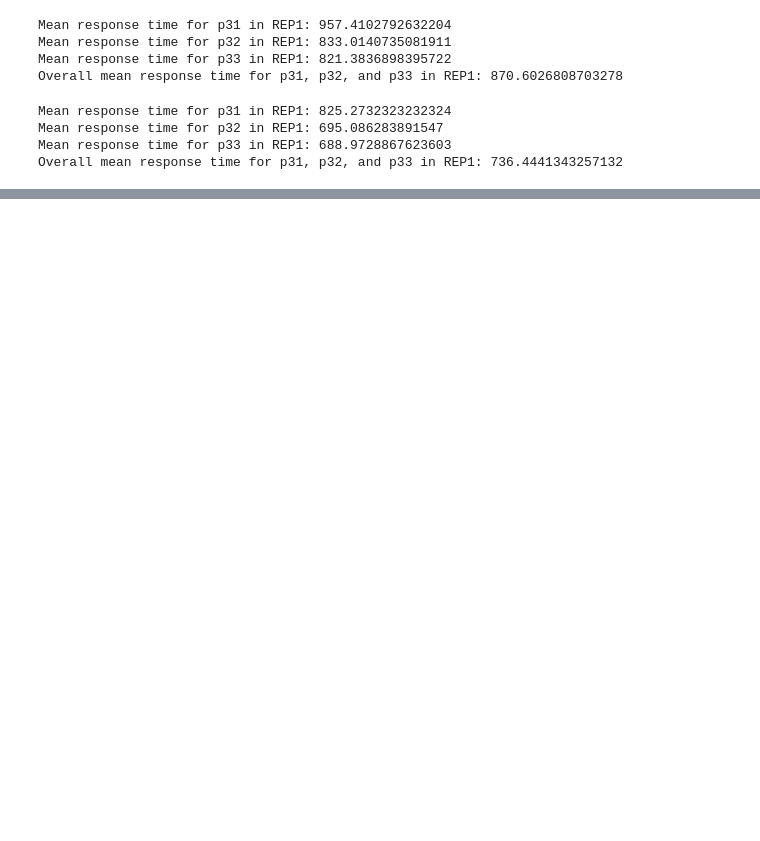
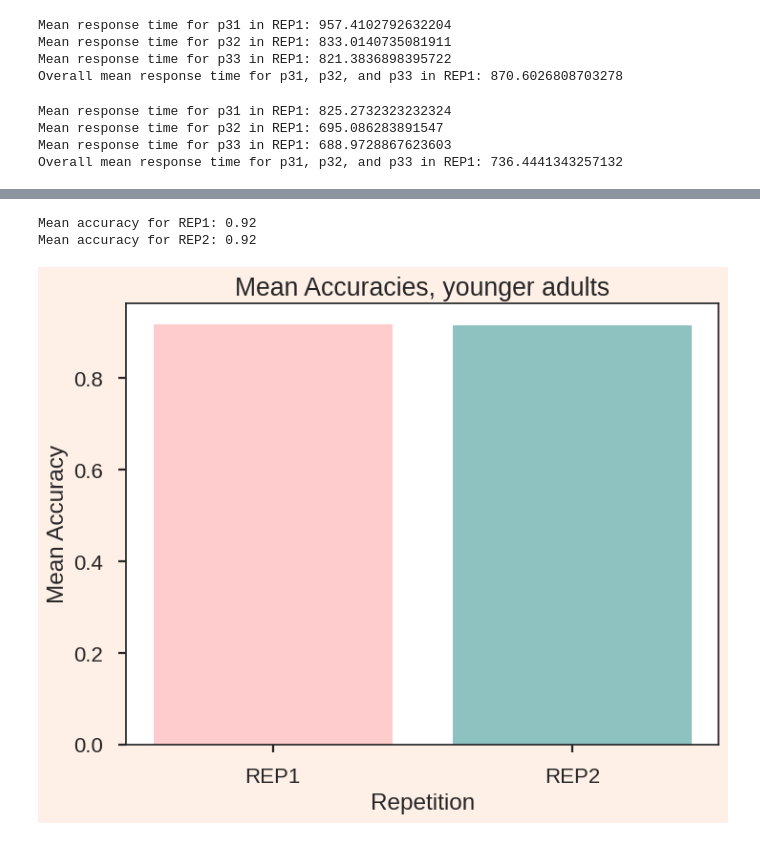
Before and after one commit to McSonk/brain-imaging, a Jupyter notebook: code/python/behaviour_global.ipynb, the cells around one changed output, grey strips where cells are left out. Drawn from its saved outputs; the diff is of its cells as text; code cells hidden in the pictures; blank space fills up the shorter version.

```diff
--- a/code/python/behaviour_global.ipynb
+++ b/code/python/behaviour_global.ipynb
@@ -665,0 +740,22 @@ youngs
+# %%
+# Calculate the mean accuracies
+mean_accuracy_y_reps1 = y_reps1['accuracy'].mean()
+mean_accuracy_y_reps2 = y_reps2['accuracy'].mean()
+
+print(f'Mean accuracy for REP1: {mean_accuracy_y_reps1:.2f}')
+print(f'Mean accuracy for REP2: {mean_accuracy_y_reps2:.2f}')
+
+
+# Plot the mean accuracies
+fig, ax = plt.subplots(figsize=(8, 6))
+ax.bar(['REP1', 'REP2'], [mean_accuracy_y_reps1, mean_accuracy_y_reps2], color=['#ffccce', '#8dc2c0'])
+fig.patch.set_facecolor('#fef0e7')
+ax.set_xlabel('Repetition')
+ax.set_ylabel('Mean Accuracy')
+ax.set_title('Mean Accuracies, younger adults')
+
+plt.show()
+# %% [output]
+Mean accuracy for REP1: 0.92
+Mean accuracy for REP2: 0.92
+[figure, added]
```
Also changed, not shown: parts of 32 cells of this notebook.
